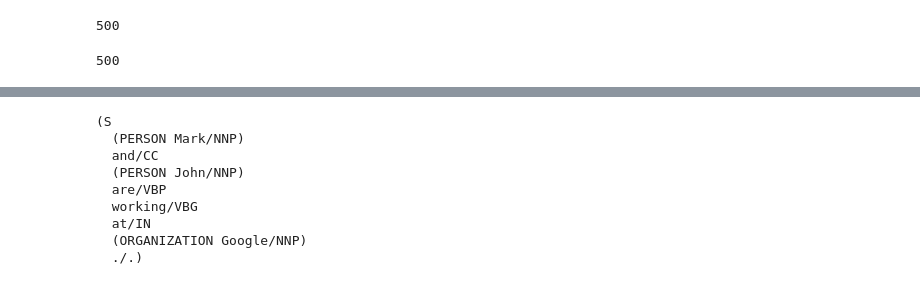
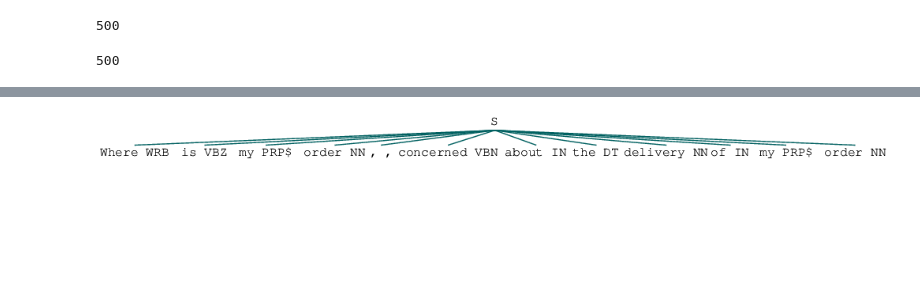
Before and after one commit to Chitrank-Dixit/sentimental_analyzer, a Jupyter notebook: sentimental_analyzer.ipynb, the cells around one changed output, grey strips where cells are left out. Cells and saved outputs as stored; diff of their text form; code cells hidden in the pictures; blank space fills up the shorter version.

```diff
--- a/sentimental analyzer.ipynb
+++ b/sentimental_analyzer.ipynb
@@ -250,16 +376,9 @@ print(counter)
 4
-# %%
-
-sentence = "Mark and John are working at Google."
-
-print(ne_chunk(pos_tag(word_tokenize(sentence))))
-# %% [output]
-(S
-  (PERSON Mark/NNP)
-  and/CC
-  (PERSON John/NNP)
-  are/VBP
-  working/VBG
-  at/IN
-  (ORGANIZATION Google/NNP)
-  ./.)
+# %%
+
+sentence = "Where is my order, concerned about the delivery of my order"
+
+chunk = ne_chunk(pos_tag(word_tokenize(sentence)))
+chunk
+# %% [output]
+[figure, added]
```
Also changed, not shown: parts of 9 cells of this notebook, 13 other files.
